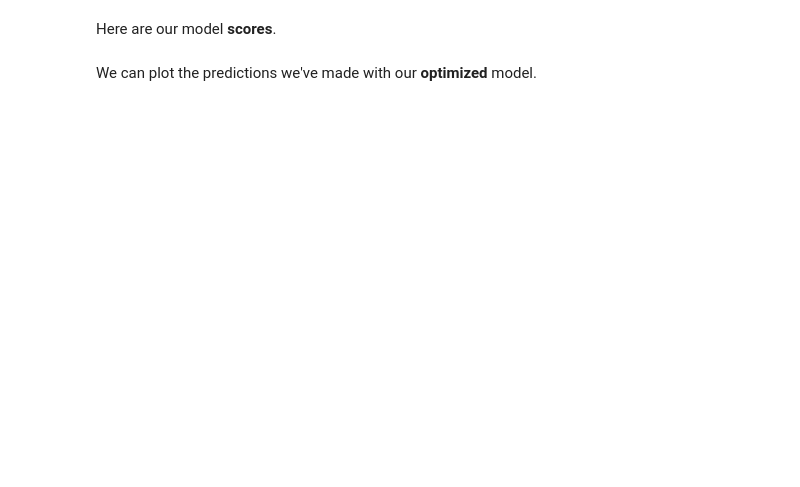
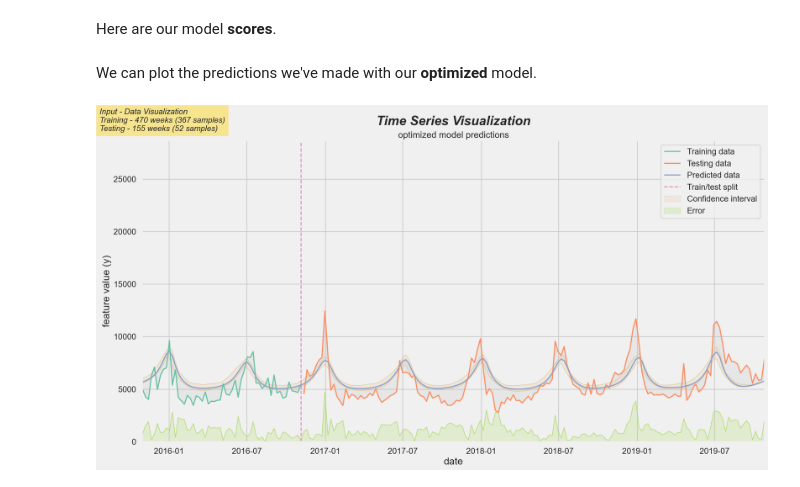
Before and after one commit to braibaud/blog, a Jupyter notebook: _notebooks/2021-05-31-LSTM timeseries forecasting with Keras Tuner.ipynb, the cells around one changed output. Saved outputs shown, nothing was run; the diff lists cells and outputs as text; code cells hidden in the pictures; blank space fills up the shorter version.

```diff
--- a/_notebooks/2021-05-31-LSTM timeseries forecasting with Keras Tuner.ipynb
+++ b/_notebooks/2021-05-31-LSTM timeseries forecasting with Keras Tuner.ipynb
@@ -877,7 +926,7 @@ plot_model_history(history=history)
 # %% [markdown]
 Here are our model **scores**.
 # %%
-df_pre, df_scores = process_predictions(
+pred_optimized = process_predictions(
     data=df,
     X=X,
     y=y,
@@ -887,21 +936,24 @@ df_pre, df_scores = process_predictions(
 We can plot the predictions we've made with our **optimized** model.
 # %%
 mwvh.plot_time_series(
-    title='timeseries visualization',
-    subtitle='data preparation',
+    title='Time Series Visualization',
+    subtitle='optimized model predictions',
     name=('Input - Data Visualization{0}' +
           'Training - {1} weeks ({2} samples){0}' +
           'Testing - {3} weeks ({4} samples)').format(
             '\n',
              df_train.shape[0],
              X_train.shape[0],
              df_test.shape[0],
              X_test.shape[0]),
     training=df_train,
     testing=df_test,
-    confidence=df_pre,
-    prediction=df_pre,
-    residual=df_pre,
+    confidence=pred_optimized['df'],
+    confidence_label='Confidence interval',
+    prediction=pred_optimized['df'],
+    residual=pred_optimized['df'],
     ylabel='feature value (y)',
     split=threshold_date,
-    window_size=ending_window_size)
+    window_size=get_n_weeks_window(16*params['output_size']))
+# %% [output]
+[figure, added]
```
Also changed, not shown: parts of 25 cells of this notebook.
